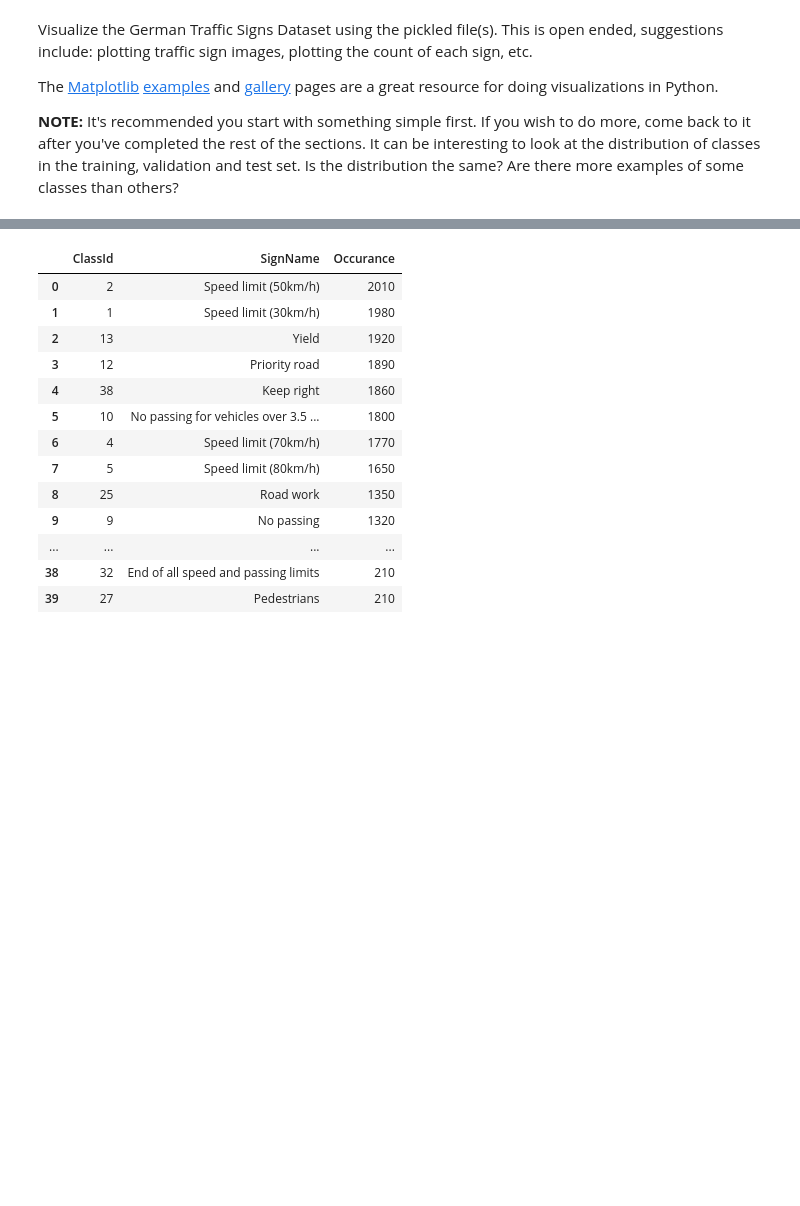
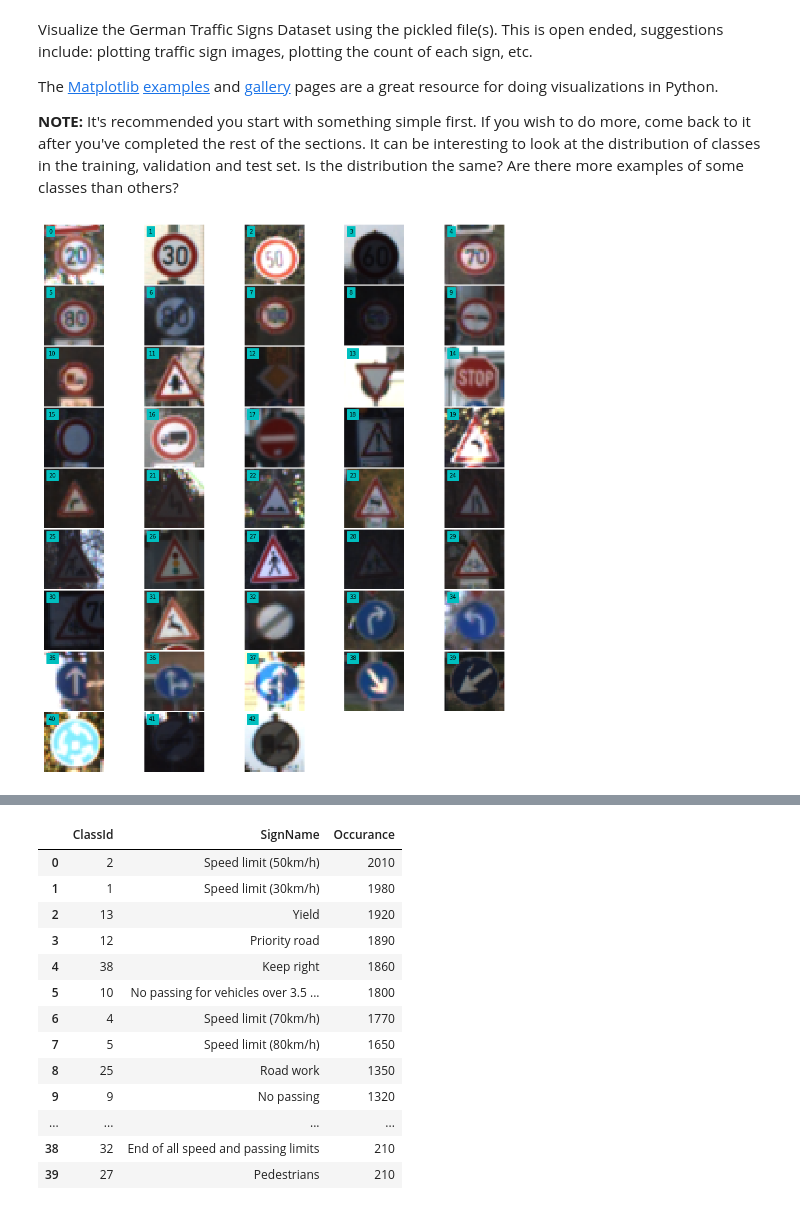
Before and after one commit to MUZUIXIAOHAI/Udacity-P2, a Jupyter notebook: Traffic_Sign_Classifier.ipynb, the cells around one changed output, grey strips where cells are left out. Saved outputs shown, nothing was run; the diff lists cells and outputs as text; code cells hidden in the pictures; blank space fills up the shorter version.

```diff
--- a/Traffic_Sign_Classifier.ipynb
+++ b/Traffic_Sign_Classifier.ipynb
@@ -153,6 +153,29 @@ Visualize the German Traffic Signs Dataset using the pickled file(s). This is op
 The [Matplotlib](http://matplotlib.org/) [examples](http://matplotlib.org/examples/index.html) and [gallery](http://matplotlib.org/gallery.html) pages are a great resource for doing visualizations in Python.
 
 **NOTE:** It's recommended you start with something simple first. If you wish to do more, come back to it after you've completed the rest of the sections. It can be interesting to look at the distribution of classes in the training, validation and test set. Is the distribution the same? Are there more examples of some classes than others?
+# %%
+#show random images for each class
+
+plt.figure(figsize=(16,18))
+gs1 = gridspec.GridSpec(9,5)
+gs1.update(wspace=0.01, hspace=0.02)
+
+for i in range(43):
+    ax1 = plt.subplot(gs1[i])
+    plt.axis('on')
+    ax1.set_xticklabels([])
+    ax1.set_yticklabels([])
+    ax1.set_aspect('equal')
+
+    index_y = np.argwhere(y_train_origen == i)
+    ind_plot = np.random.randint(1,len(index_y))
+    plt.imshow(X_train_origen[int(index_y[ind_plot])])
+    plt.text(2,4,str(i), color = 'k', backgroundcolor = 'c')
+    plt.axis('off')
+
+plt.show()
+# %% [output]
+[figure, added]
 # %%
 ### Data exploration visualization code goes here.
 ### Feel free to use as many code cells as needed.
```
Also changed, not shown: parts of 14 cells of this notebook.
